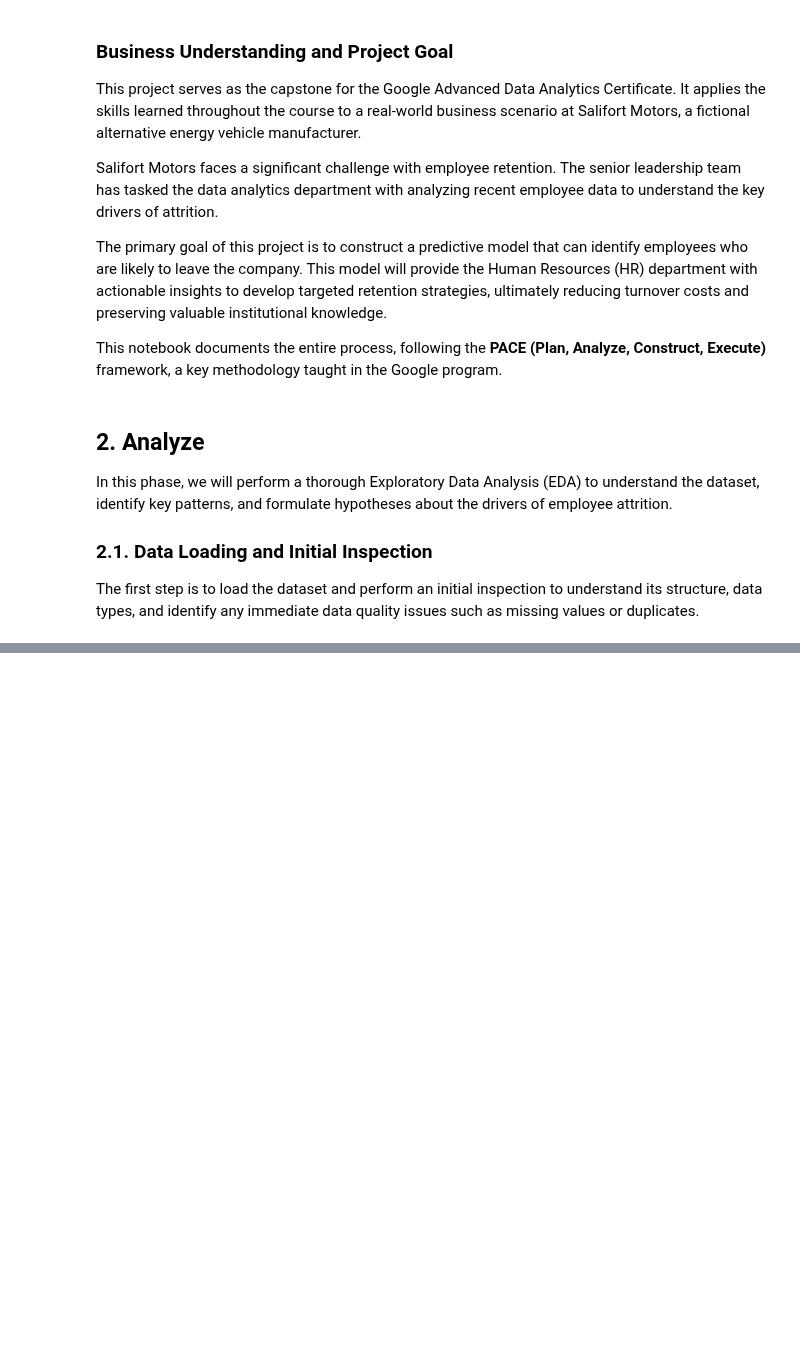
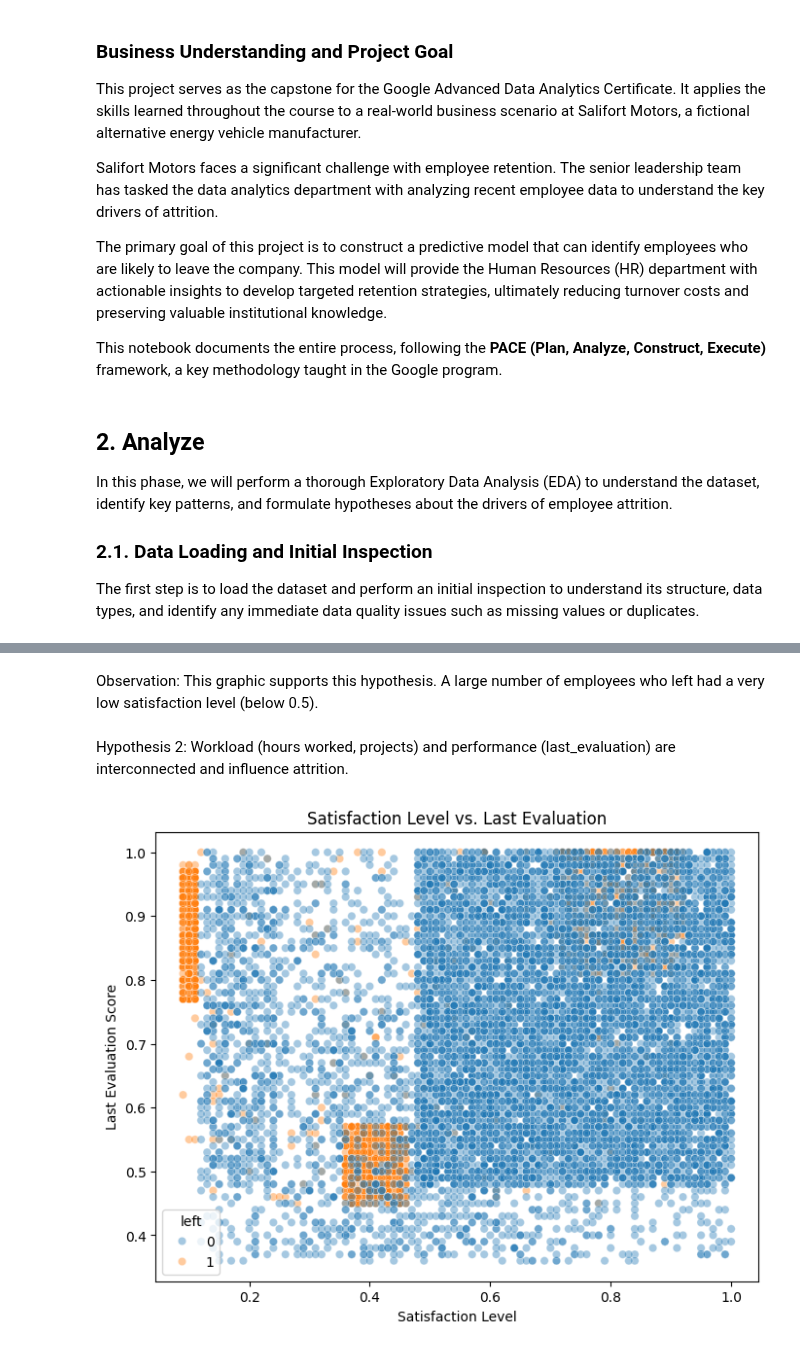
Before and after one commit to ahmetmelihcalis/Google-Advanced-Data-Analytics-Capstone-Project, a Jupyter notebook: hr_analysis.ipynb, the cells around one changed output, grey strips where cells are left out. Drawn from its saved outputs; the diff is of its cells as text; code cells hidden in the pictures; blank space fills up the shorter version.

```diff
--- a/hr_analysis.ipynb
+++ b/hr_analysis.ipynb
@@ -100,0 +182,14 @@ plt.show()
+# %% [markdown]
+Observation: This graphic supports this hypothesis. A large number of employees who left had a very low satisfaction level (below 0.5).
+# %% [markdown]
+Hypothesis 2: Workload (hours worked, projects) and performance (last_evaluation) are interconnected and influence attrition.
+# %%
+# Scatter plot to see the relationship between satisfaction and evaluation
+plt.figure(figsize=(8, 6))
+sns.scatterplot(data=df, x='satisfaction_level', y='last_evaluation', hue='left', alpha=0.4)
+plt.title('Satisfaction Level vs. Last Evaluation')
+plt.xlabel('Satisfaction Level')
+plt.ylabel('Last Evaluation Score')
+plt.show()
+# %% [output]
+[figure, added]
```
Also changed, not shown: parts of 38 cells of this notebook, 1 other file.
